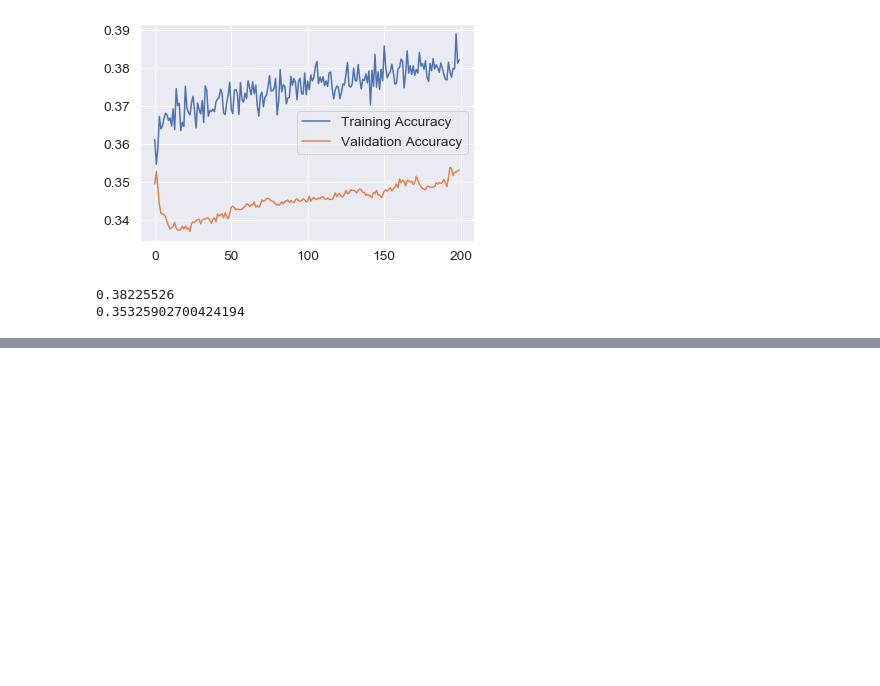
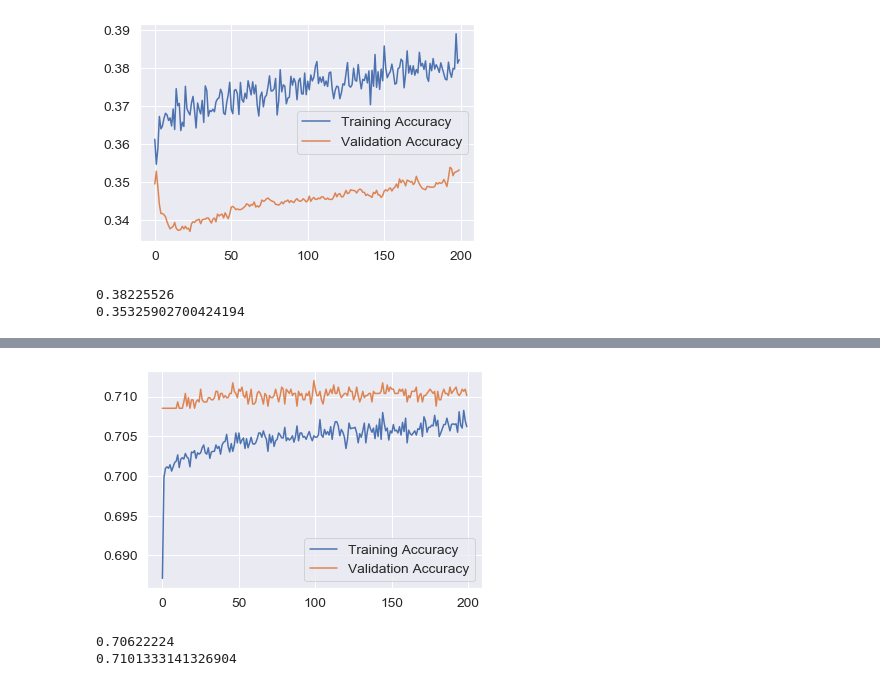
Before and after one commit to ishagupta36/Marketing-Models-Spotify, a Jupyter notebook: Simple Model.ipynb, the cells around one changed output, grey strips where cells are left out. Saved outputs shown, nothing was run; the diff lists cells and outputs as text; code cells hidden in the pictures; blank space fills up the shorter version.

```diff
--- a/Simple Model.ipynb
+++ b/Simple Model.ipynb
@@ -475,0 +544,20 @@ print(history.history['val_acc'][-1])
+# %%
+data=pd.read_csv('spotify.csv')
+data['early']=data['early'].apply(lambda x: int(x))
+data['late']=data['late'].apply(lambda x: int(x))
+df_=data.copy()
+#df_['skip_at_all']=df_['skip_at_all'].astype('category')
+y=df_.iloc[:,-1]
+x=df_.iloc[:,:-2]
+x_train,x_test,y_train,y_test=train_test_split(x,y,test_size=0.25,random_state=40,shuffle=True)
+
+######### Fitting scaler on train data #########
+scaler=StandardScaler()
+scaler.fit(x_train)
+
+
+######## Scaling both train and test #########
+x_train= scaler.transform(x_train)
+x_test= scaler.transform(x_test)
+
+x_train_p,x_valid,y_train_p,y_valid=train_test_split(x_train,y_train,test_size=0.25,random_state=40,shuffle=True)
@@ -475,0 +629,44 @@ print(history.history['val_acc'][-1])
+# %%
+def build_model(dropout=0.3,nodes=64):
+    model=models.Sequential()
+    model.add(layers.Dense(nodes,activation='relu',input_shape=(dataset.shape[1],)))
+    model.add(layers.Dropout(dropout))
+    model.add(layers.Dense(nodes,activation='relu',input_shape=(dataset.shape[1],)))
+    model.add(layers.Dropout(dropout))
+    model.add(layers.Dense(nodes*2,activation='relu',input_shape=(dataset.shape[1],)))
+    model.add(layers.Dropout(dropout))
+    model.add(layers.Dense(nodes*2,activation='relu',input_shape=(dataset.shape[1],)))
+    model.add(layers.Dropout(dropout))
+    #model.add(layers.Dense(nodes*2,activation='relu',input_shape=(dataset.shape[1],)))
+    #model.add(layers.Dropout(dropout))
+    #model.add(layers.Dense(nodes,activation='relu',input_shape=(dataset.shape[1],)))
+    #model.add(layers.Dropout(dropout))
+    #model.add(layers.Dense(int(nodes/2),activation='relu',input_shape=(dataset.shape[1],)))
+    #model.add(layers.Dropout(dropout))
+    model.add(layers.Dense(2,activation='softmax'))
+
+    #adam = optimizers.Adam(lr=0.0001)
+    model.compile(optimizer='adam',loss='categorical_crossentropy',metrics=['acc'])
+    print(model.summary())
+    return model
+
+
+model_=build_model(dropout=0.5)
+
+
+y_train_nn=pd.get_dummies(pd.DataFrame(y_train_p))
+y_val_nn=pd.get_dummies(pd.DataFrame(y_valid))
+
+
+history=model_.fit(x_train_p,y_train_nn,validation_data=(x_valid,y_val_nn),epochs=200,verbose=0,batch_size=100)
+plt.plot(history.history['acc'],label='Training Accuracy')
+plt.plot(history.history['val_acc'],label='Validation Accuracy')
+#plt.plot(history.history['val_mae'],label='MAE')
+#plt.plot(history.history['mape'])
+#plt.plot(history.history['cosine'],label='Cosine')
+plt.legend(loc='best')
+plt.show()
+
+print(history.history['acc'][-1])
+print(history.history['val_acc'][-1])
+# %% [output]
@@ -475,0 +690,3 @@ print(history.history['val_acc'][-1])
+[figure, added]
+0.70622224
+0.7101333141326904
```
Also changed, not shown: parts of 49 cells of this notebook.
